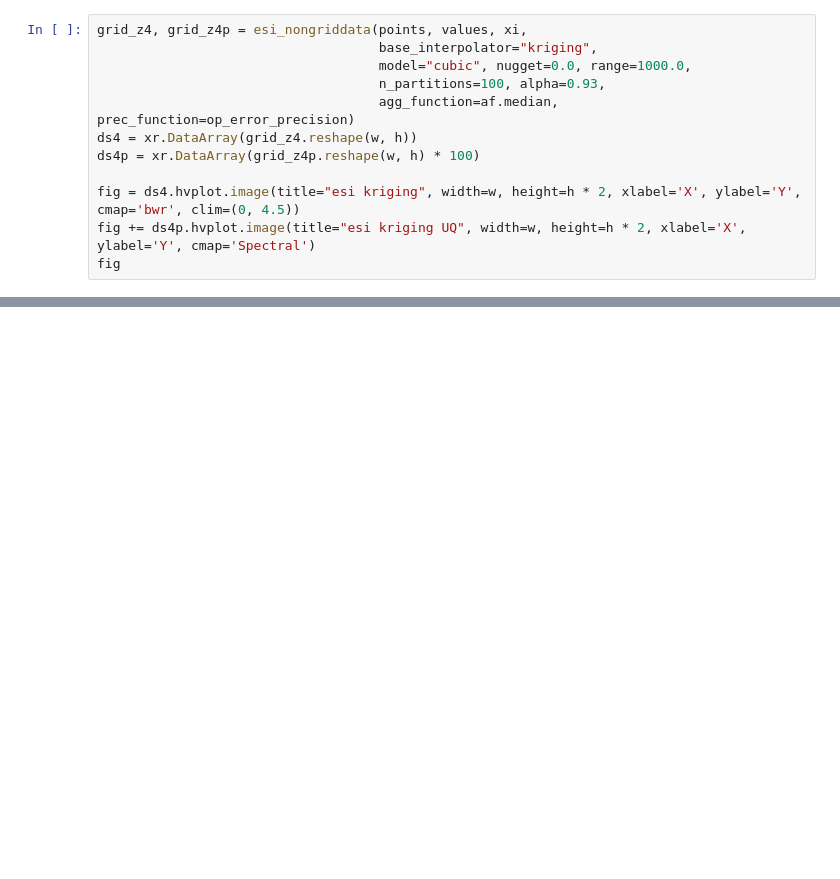
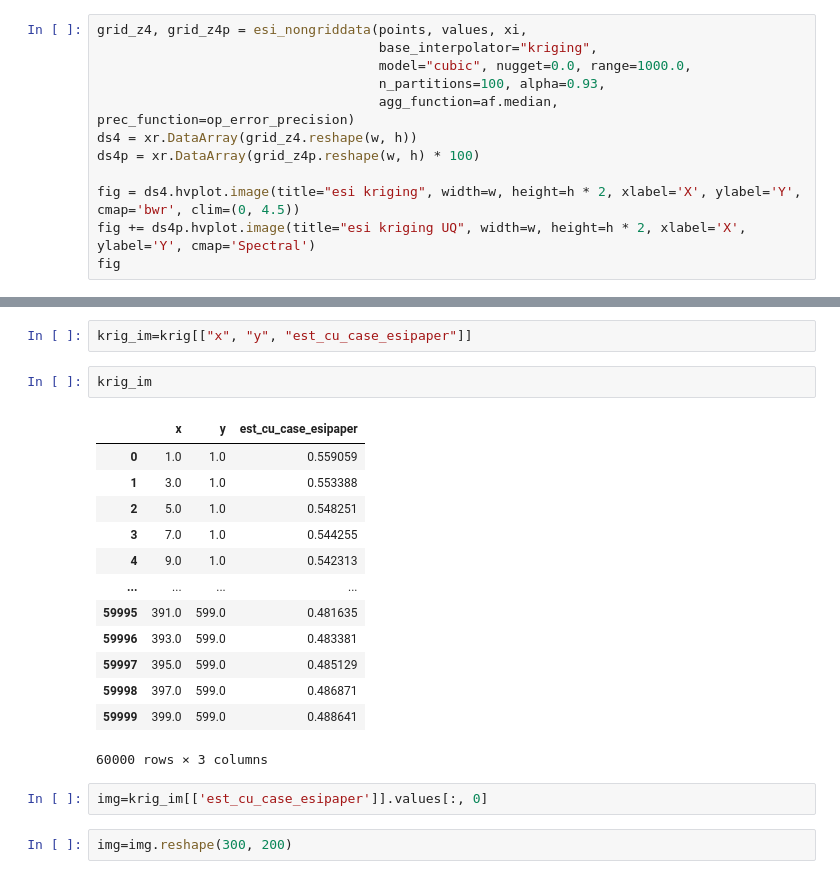
Before and after one commit to Reik0z/spatialize, a Jupyter notebook: examples/old_notebooks/4.-working_with_esi_and_nongriddata.ipynb, the cells around one changed output, grey strips where cells are left out. Cells and saved outputs as stored; diff of their text form; blank space fills up the shorter version.

```diff
--- a/examples/old_notebooks/4.-working_with_esi_and_nongriddata.ipynb
+++ b/examples/old_notebooks/4.-working_with_esi_and_nongriddata.ipynb
@@ -171,0 +200,22 @@ fig
+# %%
+krig_im=krig[["x", "y", "est_cu_case_esipaper"]]
+# %%
+krig_im
+# %% [output]
+|  | x | y | est_cu_case_esipaper |
+| 0 | 1.0 | 1.0 | 0.559059 |
+| 1 | 3.0 | 1.0 | 0.553388 |
+| 2 | 5.0 | 1.0 | 0.548251 |
+| 3 | 7.0 | 1.0 | 0.544255 |
+| 4 | 9.0 | 1.0 | 0.542313 |
+| ... | ... | ... | ... |
+| 59995 | 391.0 | 599.0 | 0.481635 |
+| 59996 | 393.0 | 599.0 | 0.483381 |
+| 59997 | 395.0 | 599.0 | 0.485129 |
+| 59998 | 397.0 | 599.0 | 0.486871 |
+| 59999 | 399.0 | 599.0 | 0.488641 |
+60000 rows × 3 columns
+# %%
+img=krig_im[['est_cu_case_esipaper']].values[:, 0]
+# %%
+img=img.reshape(300, 200)
```
Also changed, not shown: parts of 7 cells of this notebook, 11 other files.
